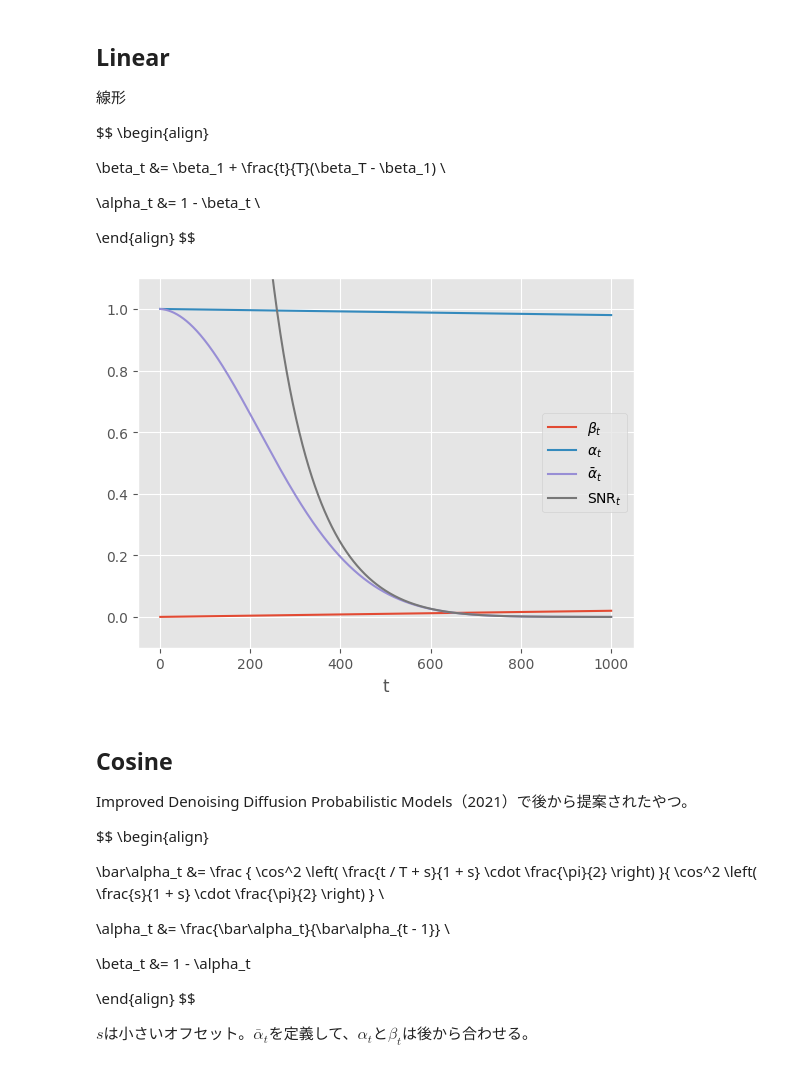
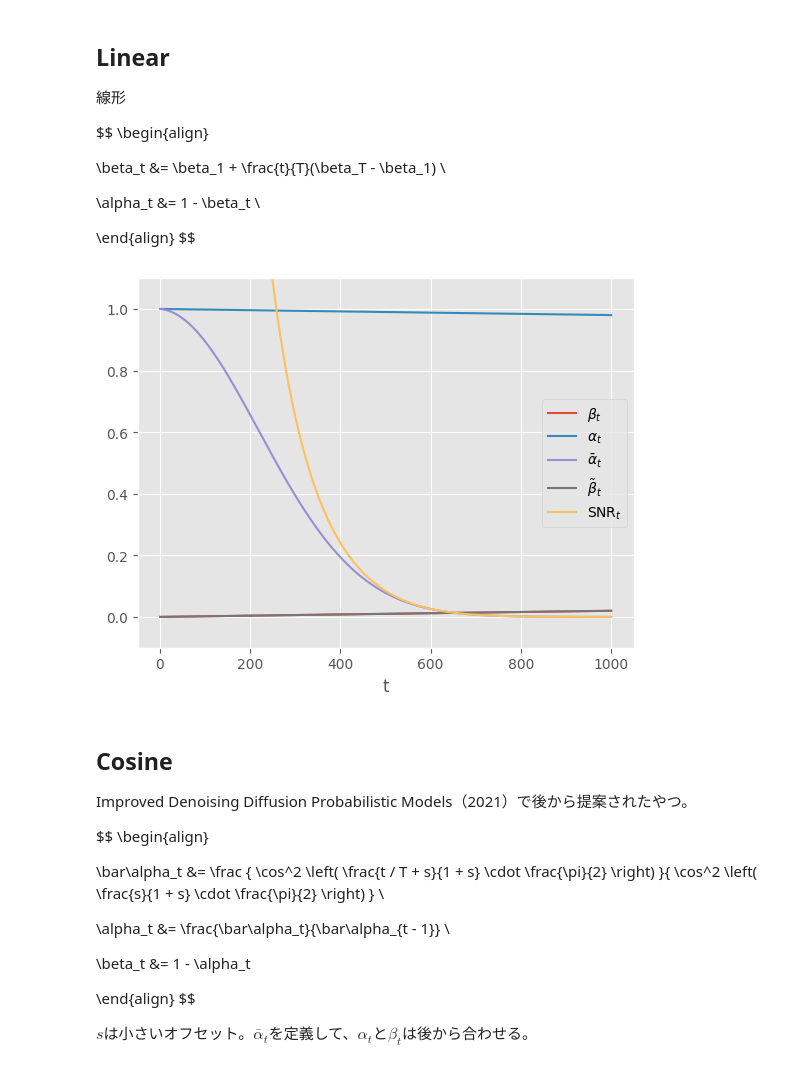
Before and after one commit to misya11p/study-notebooks, a Jupyter notebook: noise-schedule.ipynb, the cells around one changed output. Saved outputs shown, nothing was run; the diff lists cells and outputs as text; code cells hidden in the pictures.

```diff
--- a/noise-schedule.ipynb
+++ b/noise-schedule.ipynb
@@ -84,15 +89,17 @@ $$
 
 \end{align}
 $$
-# %%
-beta_1 = 1e-4
-beta_T = 0.02
-beta = np.linspace(beta_1, beta_T, T)
-alpha = 1 - beta
-bar_alpha = np.cumprod(alpha)
-plot(beta, alpha, bar_alpha)
-# %% [output]
-[figure, removed]
+# %%
+beta_1 = 1e-4
+beta_T = 0.02
+beta = np.linspace(beta_1, beta_T, T + 1)
+alpha = 1 - beta
+bar_alpha = np.cumprod(alpha)
+tilde_beta = (1 - bar_alpha[t_1]) / (1 - bar_alpha[t]) * beta[t]
+nsr = bar_alpha / (1 - bar_alpha)
+plot(beta[t], alpha[t], bar_alpha[t], tilde_beta, nsr[t])
+# %% [output]
+[figure, added]
 # %% [markdown]
 ## Cosine
 
```
Also changed, not shown: parts of 4 cells of this notebook.
